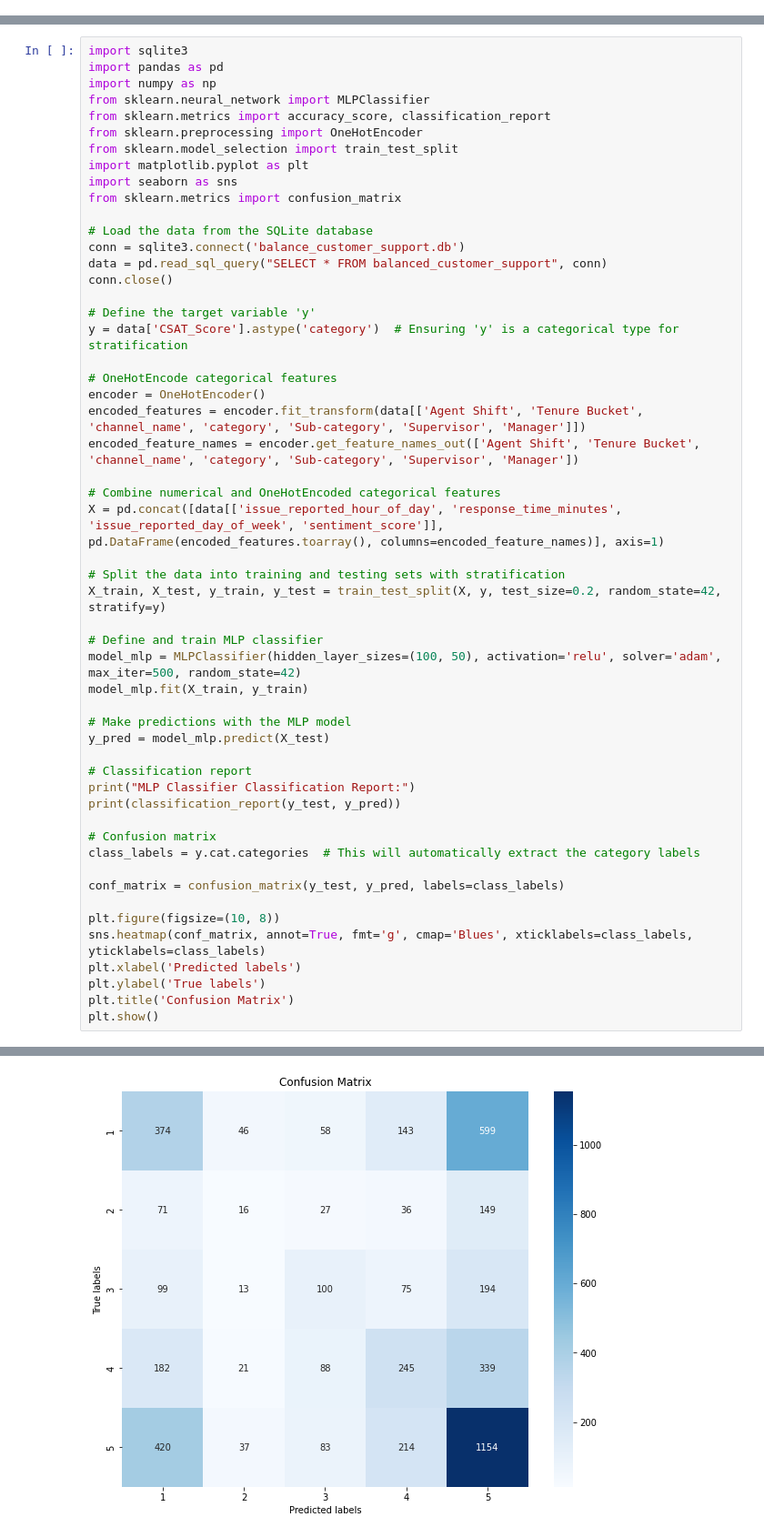
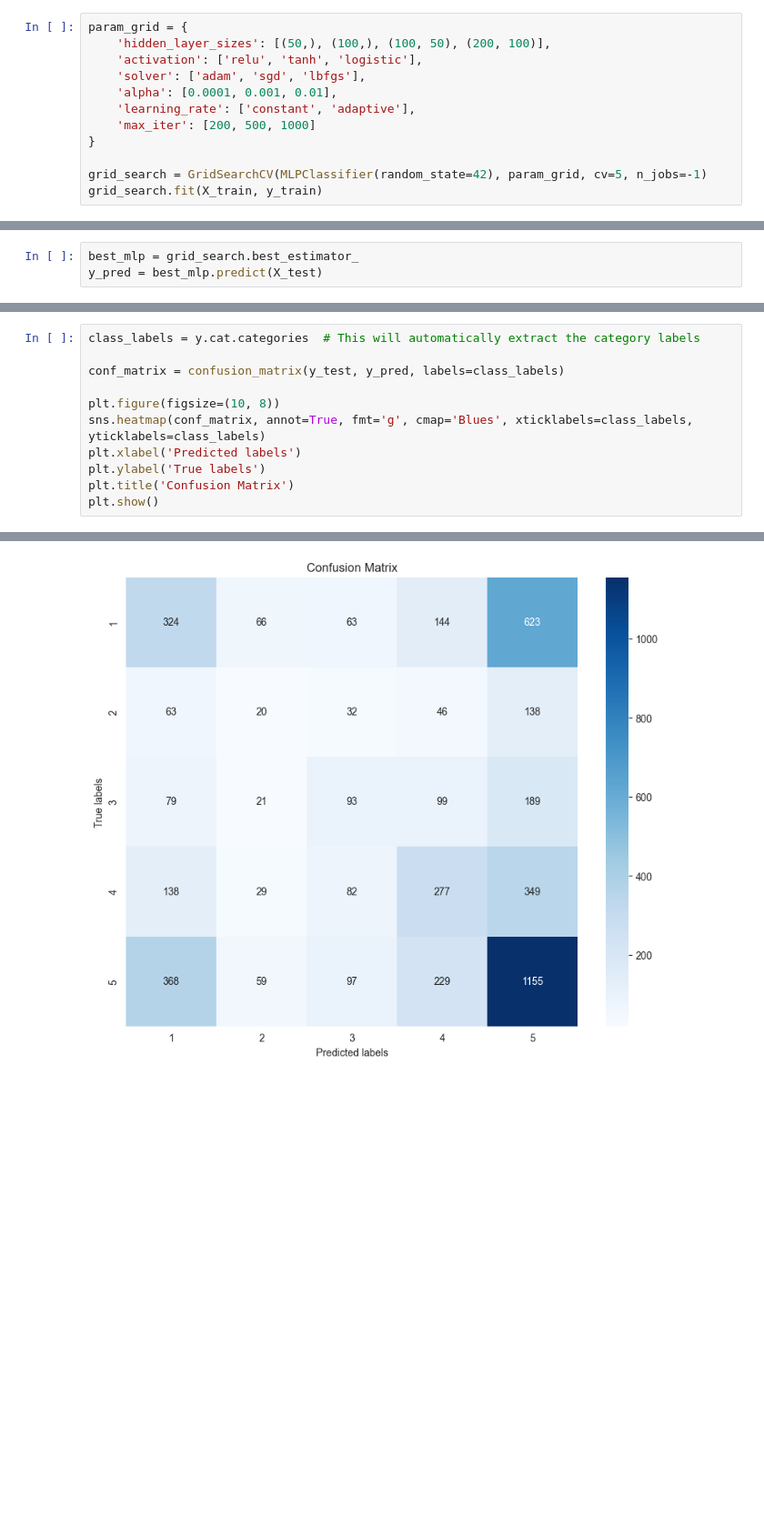
Before and after one commit to MatthewBeaulieu0/471-Project, a Jupyter notebook: notebook3.ipynb, the cells around one changed output, grey strips where cells are left out. Shown at 91% size. Drawn from its saved outputs; the diff is of its cells as text; blank space fills up the shorter version.

Commit message:
fixing notebook formatting for random forest and mlp

```diff
--- a/notebook3.ipynb
+++ b/notebook3.ipynb
@@ -95,0 +119,12 @@ Sub-category_Reverse Pickup Enquiry: 0.0132
+# %%
+param_grid = {
+    'hidden_layer_sizes': [(50,), (100,), (100, 50), (200, 100)],
+    'activation': ['relu', 'tanh', 'logistic'],
+    'solver': ['adam', 'sgd', 'lbfgs'],
+    'alpha': [0.0001, 0.001, 0.01],
+    'learning_rate': ['constant', 'adaptive'],
+    'max_iter': [200, 500, 1000]
+}
+
+grid_search = GridSearchCV(MLPClassifier(random_state=42), param_grid, cv=5, n_jobs=-1)
+grid_search.fit(X_train, y_train)
@@ -95,0 +133,3 @@ Sub-category_Reverse Pickup Enquiry: 0.0132
+# %%
+best_mlp = grid_search.best_estimator_
+y_pred = best_mlp.predict(X_test)
@@ -96,46 +154,4 @@ Sub-category_Reverse Pickup Enquiry: 0.0132
 # %%
-import sqlite3
-import pandas as pd
-import numpy as np
-from sklearn.neural_network import MLPClassifier
-from sklearn.metrics import accuracy_score, classification_report
-from sklearn.preprocessing import OneHotEncoder
-from sklearn.model_selection import train_test_split
-import matplotlib.pyplot as plt
-import seaborn as sns
-from sklearn.metrics import confusion_matrix
-
-# Load the data from the SQLite database
-conn = sqlite3.connect('balance_customer_support.db')
-data = pd.read_sql_query("SELECT * FROM balanced_customer_support", conn)
-conn.close()
-
-# Define the target variable 'y'
-y = data['CSAT_Score'].astype('category')  # Ensuring 'y' is a categorical type for stratification
-
-# OneHotEncode categorical features
-encoder = OneHotEncoder()
-encoded_features = encoder.fit_transform(data[['Agent Shift', 'Tenure Bucket', 'channel_name', 'category', 'Sub-category', 'Supervisor', 'Manager']])
-encoded_feature_names = encoder.get_feature_names_out(['Agent Shift', 'Tenure Bucket', 'channel_name', 'category', 'Sub-category', 'Supervisor', 'Manager'])
-
-# Combine numerical and OneHotEncoded categorical features
-X = pd.concat([data[['issue_reported_hour_of_day', 'response_time_minutes', 'issue_reported_day_of_week', 'sentiment_score']], pd.DataFrame(encoded_features.toarray(), columns=encoded_feature_names)], axis=1)
-
-# Split the data into training and testing sets with stratification
-X_train, X_test, y_train, y_test = train_test_split(X, y, test_size=0.2, random_state=42, stratify=y)
-
-# Define and train MLP classifier
-model_mlp = MLPClassifier(hidden_layer_sizes=(100, 50), activation='relu', solver='adam', max_iter=500, random_state=42)
-model_mlp.fit(X_train, y_train)
-
-# Make predictions with the MLP model
-y_pred = model_mlp.predict(X_test)
-
-# Classification report
-print("MLP Classifier Classification Report:")
-print(classification_report(y_test, y_pred))
-
-# Confusion matrix
 class_labels = y.cat.categories  # This will automatically extract the category labels
 
 conf_matrix = confusion_matrix(y_test, y_pred, labels=class_labels)
@@ -162 +166 @@ weighted avg       0.37      0.39      0.38      4783
-[figure, old version]
+[figure, new version]
```
Also changed, not shown: parts of 29 cells of this notebook.
